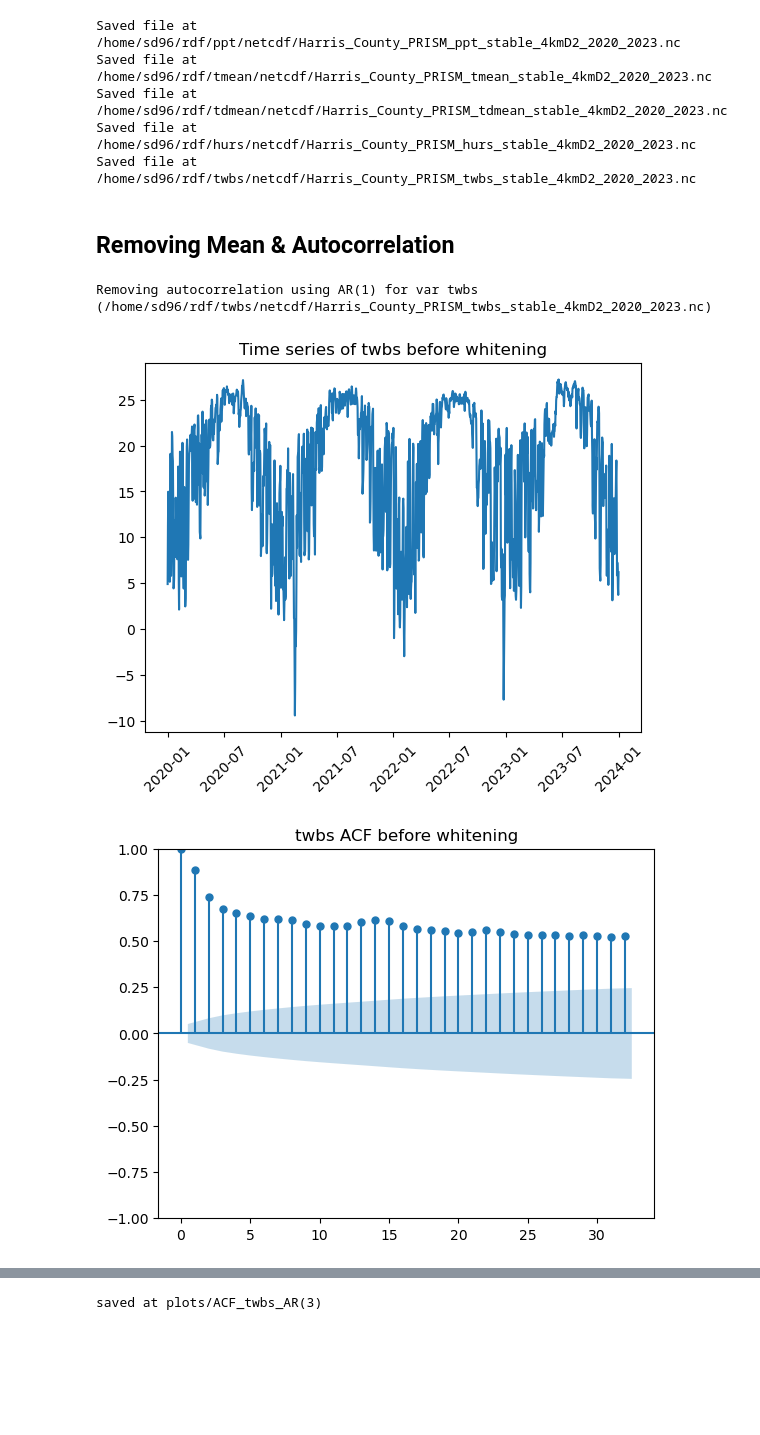
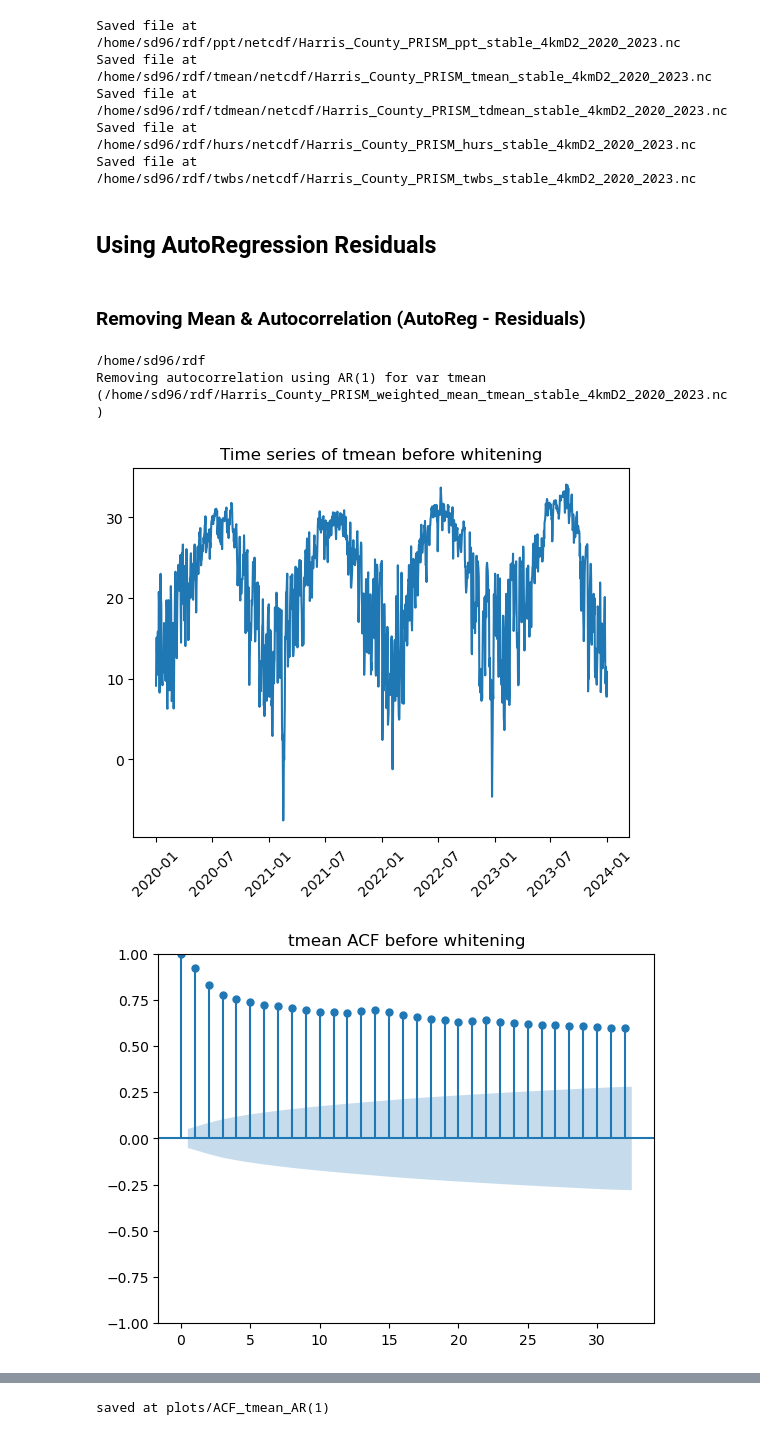
Before and after one commit to sd9616/wastewater, a Jupyter notebook: Daily_PRISM_netcdf_calc_twbs.ipynb, the cells around one changed output, grey strips where cells are left out. Drawn from its saved outputs; the diff is of its cells as text; code cells hidden in the pictures; blank space fills up the shorter version.

```diff
--- a/Daily_PRISM_netcdf_calc_twbs.ipynb
+++ b/Daily_PRISM_netcdf_calc_twbs.ipynb
@@ -1412,8 +1357,10 @@ Saved file at /home/sd96/rdf/tmean/netcdf/Harris_County_PRISM_tmean_stable_4kmD2
 Saved file at /home/sd96/rdf/tdmean/netcdf/Harris_County_PRISM_tdmean_stable_4kmD2_2020_2023.nc
 Saved file at /home/sd96/rdf/hurs/netcdf/Harris_County_PRISM_hurs_stable_4kmD2_2020_2023.nc
 Saved file at /home/sd96/rdf/twbs/netcdf/Harris_County_PRISM_twbs_stable_4kmD2_2020_2023.nc
+# %% [markdown]
+## Using AutoRegression Residuals
 # %% [markdown]
-## Removing Mean & Autocorrelation
+### Removing Mean & Autocorrelation (AutoReg - Residuals)
 # %%
 from statsmodels.tsa.ar_model import AutoReg
 import matplotlib.pyplot as plt
@@ -1421,8 +1368,10 @@ from statsmodels.graphics.tsaplots import plot_acf
 from statsmodels.tsa.stattools import acovf
 from scipy.linalg import toeplitz
 
-var = 'twbs'
-file_path = os.path.join(home, var, 'netcdf' , f'Harris_County_PRISM_{var}_stable_4km{daily}_{years[0]}_{years[-1]}.nc')
+var = 'tmean'
+print(home)
+# Harris_County_PRISM_weighted_mean_twbs_stable_4kmD2_2020_2023
+file_path = os.path.join(home, f'Harris_County_PRISM_weighted_mean_{var}_stable_4km{daily}_{years[0]}_{years[-1]}.nc')
 
 print(f"Removing autocorrelation using AR(1) for var {var} ({file_path})")
 
@@ -1447,7 +1396,7 @@ plt.title(f"{var} PACF before whitening")
 plt.show()
 
 # Fit AR model
-lags=3
+lags=1
 model = AutoReg(ts, lags=lags)
 fit = model.fit()
 
@@ -1463,33 +1412,34 @@ if os.path.exists(file_path):
 
 da_whitened = xr.DataArray(
     data=whitened_ts,
     coords={"time": da.time[lags:]},
     dims="time",
     name=f"whitened_{var}_AR({lags})"
 )
 
 # Save to NetCDF
 da_whitened.to_netcdf(file_path)
 print(f"Saved whitened array at {file_path}")
 print(max(da.time), min(da.time))
 
 
 plt.plot(da.time[lags:], whitened_ts)
 plt.title(f"Time series of {var} after whitening AR({lags})")
 plt.xticks(rotation=45)
 plt.show()
 
 # # Plot ACF of whitened series
 plot_acf(whitened_ts)
 plt.title(f"{var} ACF after whitening AR({lags})")
 plt.savefig(f'plots/ACF_{var}_AR({lags})')
 print(f'saved at plots/ACF_{var}_AR({lags})')
 plt.show()
 
 plot_pacf(whitened_ts)
 plt.title(f"{var} PACF after whitening AR({lags})")
 plt.show()
 # %% [output]
-Removing autocorrelation using AR(1) for var twbs (/home/sd96/rdf/twbs/netcdf/Harris_County_PRISM_twbs_stable_4kmD2_2020_2023.nc)
+/home/sd96/rdf
+Removing autocorrelation using AR(1) for var tmean (/home/sd96/rdf/Harris_County_PRISM_weighted_mean_tmean_stable_4kmD2_2020_2023.nc)
-[figure, old version]
+[figure, new version]
-[figure, old version]
+[figure, new version]
@@ -1508 +1458 @@ Coordinates:
-saved at plots/ACF_twbs_AR(3)
+saved at plots/ACF_tmean_AR(1)
```
Also changed, not shown: parts of 66 cells of this notebook, 1 other file.
